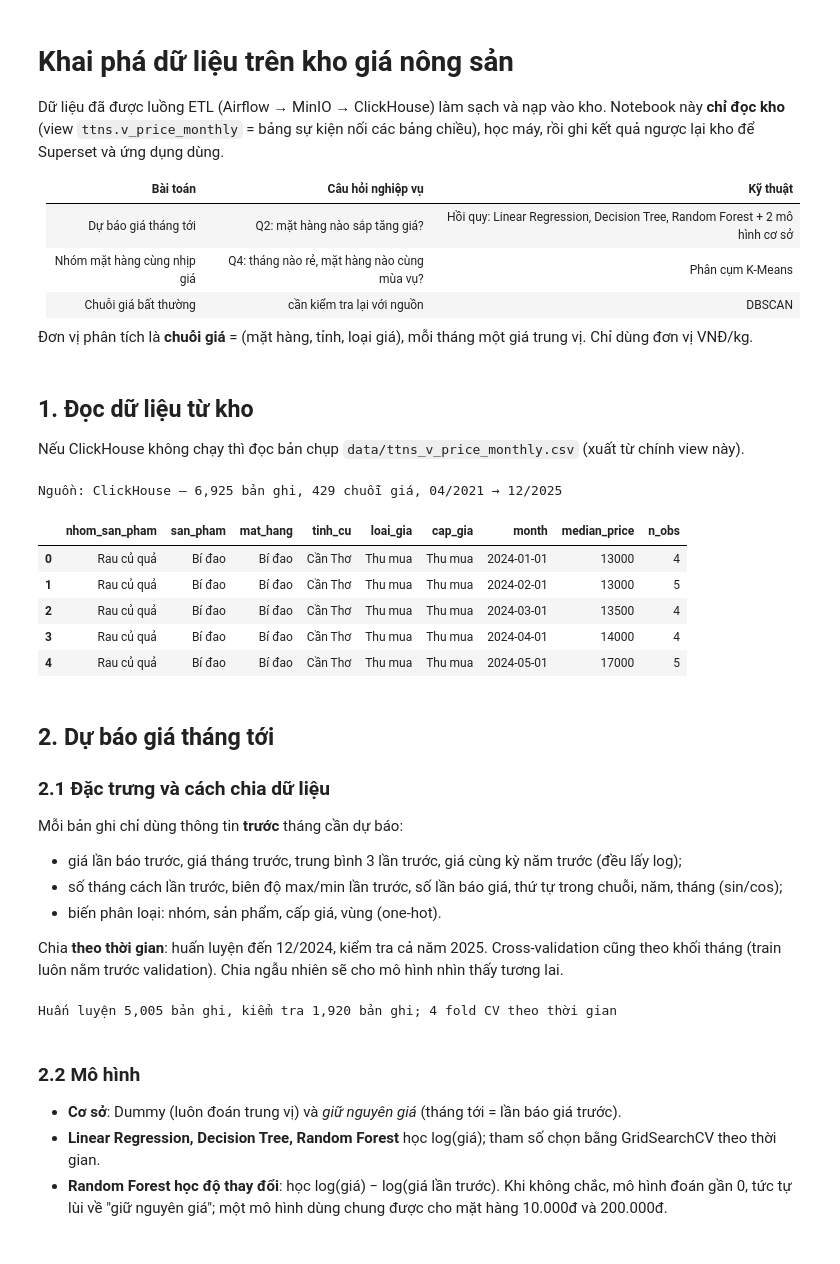
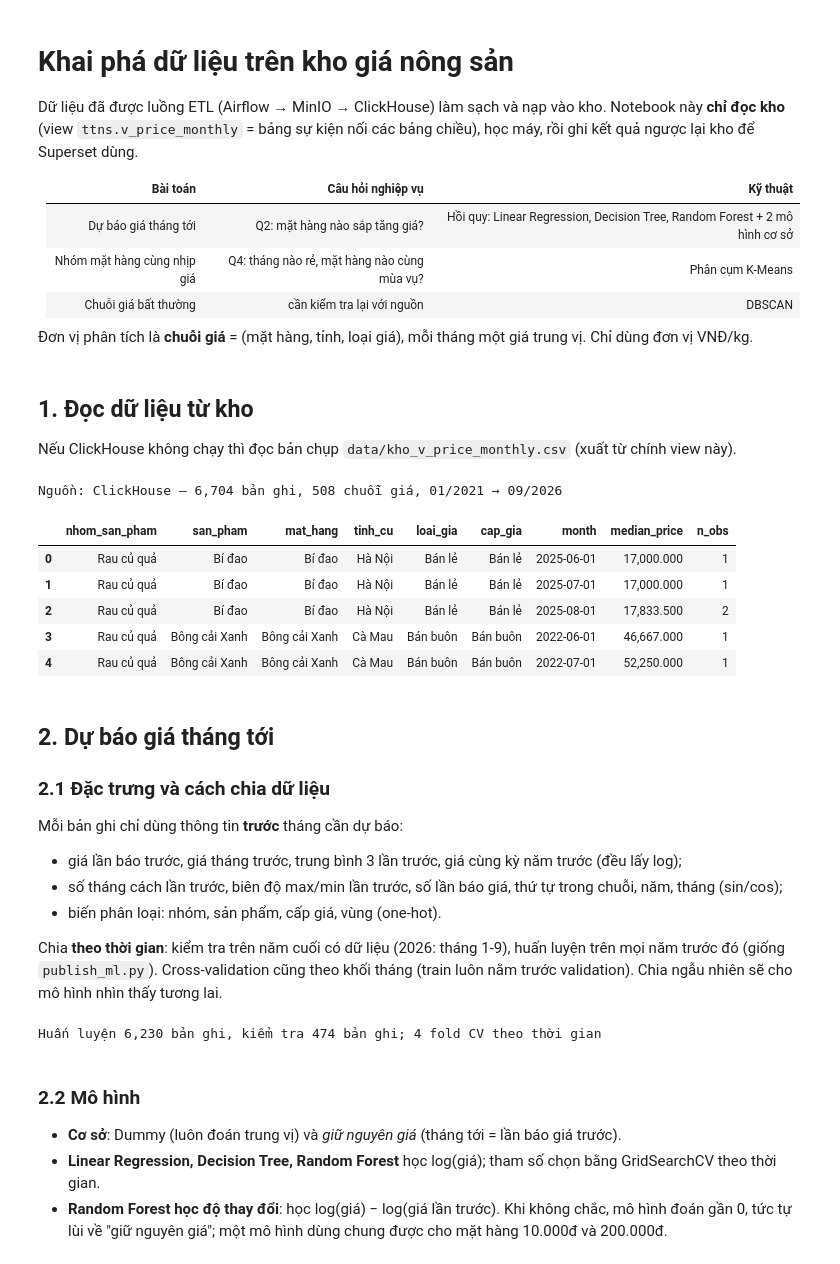
Before and after one commit to VSang916/KhoDL, a Jupyter notebook: luong/ml/KhaiPha_GiaNongSan.ipynb, the cells around one changed output. Drawn from its saved outputs; the diff is of its cells as text; code cells hidden in the pictures.

```diff
--- a/luong/ml/KhaiPha_GiaNongSan.ipynb
+++ b/luong/ml/KhaiPha_GiaNongSan.ipynb
@@ -3,7 +3,7 @@
 
 Dữ liệu đã được luồng ETL (Airflow → MinIO → ClickHouse) làm sạch và nạp vào kho. Notebook này **chỉ đọc kho**
 (view `ttns.v_price_monthly` = bảng sự kiện nối các bảng chiều), học máy, rồi ghi kết quả ngược lại kho để
-Superset và ứng dụng dùng.
+Superset dùng.
 
 | Bài toán | Câu hỏi nghiệp vụ | Kỹ thuật |
 |---|---|---|
@@ -52,34 +52,31 @@ def show(fig, name):
     plt.show()
 # %% [markdown]
 ## 1. Đọc dữ liệu từ kho
-Nếu ClickHouse không chạy thì đọc bản chụp `data/ttns_v_price_monthly.csv` (xuất từ chính view này).
+Nếu ClickHouse không chạy thì đọc bản chụp `data/kho_v_price_monthly.csv` (xuất từ chính view này).
 # %%
 SQL = "SELECT * FROM ttns.v_price_monthly WHERE don_vi_tinh = 'VNĐ/kg' FORMAT CSVWithNames"
-VUNG = {"Sơn La": "Trung du và miền núi phía Bắc", "TP. Hà Nội": "Đồng bằng sông Hồng",
-        "Hưng Yên": "Đồng bằng sông Hồng", "Tây Ninh": "Đông Nam Bộ"}
 try:
     r = requests.post(os.getenv("CLICKHOUSE_URL", "http://localhost:8123"), data=SQL.encode("utf-8"),
                       auth=("default", os.getenv("CLICKHOUSE_PASSWORD", "mypassword")), timeout=30)
     r.raise_for_status()
     raw, source = pd.read_csv(io.StringIO(r.text)), "ClickHouse"
 except Exception as exc:
-    raw = pd.read_csv("data/ttns_v_price_monthly.csv").query("don_vi_tinh == 'VNĐ/kg'")
-    raw["vung"] = raw["tinh_moi"].map(VUNG).fillna("Đồng bằng sông Cửu Long")
+    raw = pd.read_csv("data/kho_v_price_monthly.csv").query("don_vi_tinh == 'VNĐ/kg'")
     source = f"bản chụp CSV ({type(exc).__name__})"
 raw["month"] = pd.to_datetime(raw["month"])
 raw["sid"] = raw.groupby(KEY, sort=True).ngroup()
 d = add_features(raw)
 print(f"Nguồn: {source} — {len(d):,} bản ghi, {d['sid'].nunique()} chuỗi giá, "
       f"{d['month'].min():%m/%Y} → {d['month'].max():%m/%Y}")
 d[KEY + ["cap_gia", "month", "median_price", "n_obs"]].head()
 # %% [output]
-Nguồn: ClickHouse — 6,925 bản ghi, 429 chuỗi giá, 04/2021 → 12/2025
+Nguồn: ClickHouse — 6,704 bản ghi, 508 chuỗi giá, 01/2021 → 09/2026
 |  | nhom_san_pham | san_pham | mat_hang | tinh_cu | loai_gia | cap_gia | month | median_price | n_obs |
-| 0 | Rau củ quả | Bí đao | Bí đao | Cần Thơ | Thu mua | Thu mua | 2024-01-01 | 13000 | 4 |
-| 1 | Rau củ quả | Bí đao | Bí đao | Cần Thơ | Thu mua | Thu mua | 2024-02-01 | 13000 | 5 |
-| 2 | Rau củ quả | Bí đao | Bí đao | Cần Thơ | Thu mua | Thu mua | 2024-03-01 | 13500 | 4 |
-| 3 | Rau củ quả | Bí đao | Bí đao | Cần Thơ | Thu mua | Thu mua | 2024-04-01 | 14000 | 4 |
-| 4 | Rau củ quả | Bí đao | Bí đao | Cần Thơ | Thu mua | Thu mua | 2024-05-01 | 17000 | 5 |
+| 0 | Rau củ quả | Bí đao | Bí đao | Hà Nội | Bán lẻ | Bán lẻ | 2025-06-01 | 17,000.000 | 1 |
+| 1 | Rau củ quả | Bí đao | Bí đao | Hà Nội | Bán lẻ | Bán lẻ | 2025-07-01 | 17,000.000 | 1 |
+| 2 | Rau củ quả | Bí đao | Bí đao | Hà Nội | Bán lẻ | Bán lẻ | 2025-08-01 | 17,833.500 | 2 |
+| 3 | Rau củ quả | Bông cải Xanh | Bông cải Xanh | Cà Mau | Bán buôn | Bán buôn | 2022-06-01 | 46,667.000 | 1 |
+| 4 | Rau củ quả | Bông cải Xanh | Bông cải Xanh | Cà Mau | Bán buôn | Bán buôn | 2022-07-01 | 52,250.000 | 1 |
 # %% [markdown]
 ## 2. Dự báo giá tháng tới
 ### 2.1 Đặc trưng và cách chia dữ liệu
@@ -88,11 +85,13 @@ Mỗi bản ghi chỉ dùng thông tin **trước** tháng cần dự báo:
 - số tháng cách lần trước, biên độ max/min lần trước, số lần báo giá, thứ tự trong chuỗi, năm, tháng (sin/cos);
 - biến phân loại: nhóm, sản phẩm, cấp giá, vùng (one-hot).
 
-Chia **theo thời gian**: huấn luyện đến 12/2024, kiểm tra cả năm 2025. Cross-validation cũng theo khối tháng
+Chia **theo thời gian**: kiểm tra trên năm cuối có dữ liệu (2026: tháng 1-9), huấn luyện trên mọi năm trước đó
+(giống `publish_ml.py`). Cross-validation cũng theo khối tháng
 (train luôn nằm trước validation). Chia ngẫu nhiên sẽ cho mô hình nhìn thấy tương lai.
 # %%
 TARGET = "median_price"
-CUT = pd.Timestamp("2025-01-01")
+TEST_YEAR = d["month"].max().year
+CUT = pd.Timestamp(TEST_YEAR, 1, 1)
 train, test = d[d["month"] < CUT].reset_index(drop=True), d[d["month"] >= CUT].reset_index(drop=True)
 X_train, y_train, X_test, y_test = train[NUM + CAT], train[TARGET], test[NUM + CAT], test[TARGET]
 
@@ -106,7 +105,7 @@ def time_folds(months, n_splits=4, min_train_months=12):
 CV = list(time_folds(train["month"]))
 print(f"Huấn luyện {len(train):,} bản ghi, kiểm tra {len(test):,} bản ghi; {len(CV)} fold CV theo thời gian")
 # %% [output]
-Huấn luyện 5,005 bản ghi, kiểm tra 1,920 bản ghi; 4 fold CV theo thời gian
+Huấn luyện 6,230 bản ghi, kiểm tra 474 bản ghi; 4 fold CV theo thời gian
 # %% [markdown]
 ### 2.2 Mô hình
 - **Cơ sở**: Dummy (luôn đoán trung vị) và *giữ nguyên giá* (tháng tới = lần báo giá trước).
```
Also changed, not shown: parts of 14 cells of this notebook, 35 other files.
